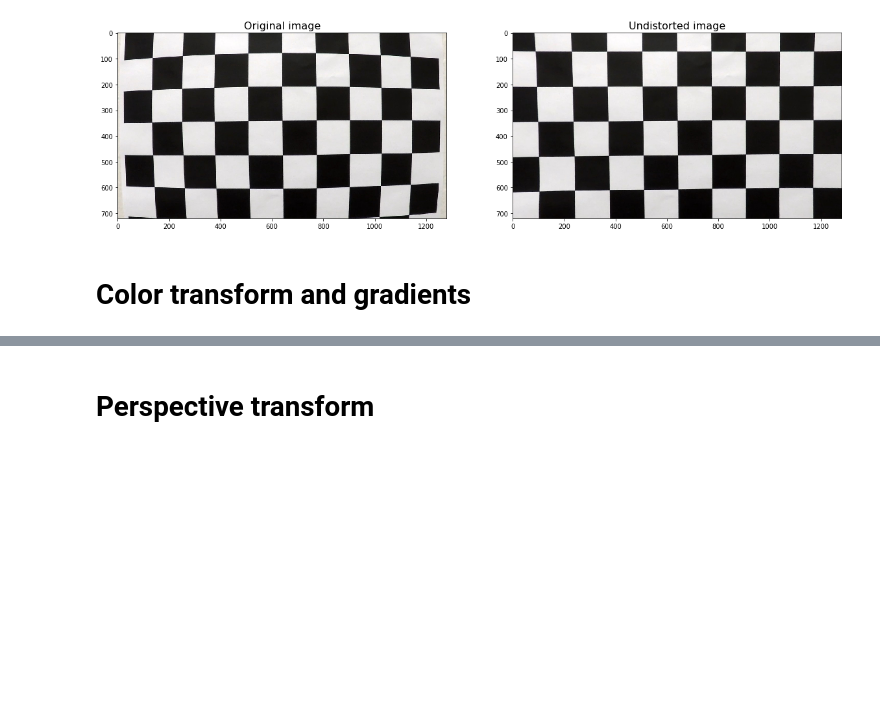
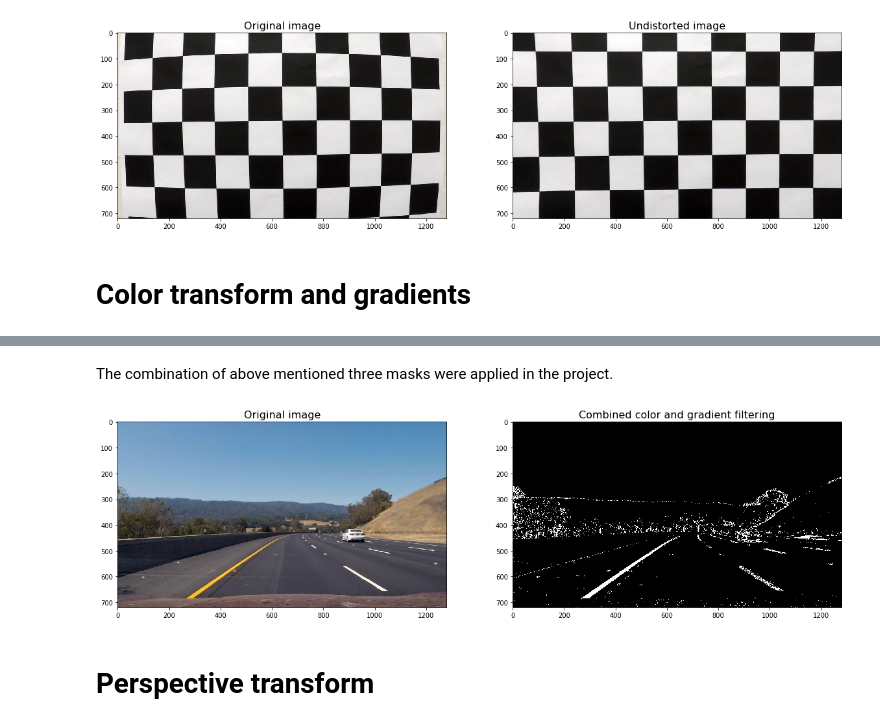
Before and after one commit to serszab/AdvancedLaneFinding, a Jupyter notebook: mySolution.ipynb, the cells around one changed output, grey strips where cells are left out. Cells and saved outputs as stored; diff of their text form; code cells hidden in the pictures; blank space fills up the shorter version.

```diff
--- a/mySolution.ipynb
+++ b/mySolution.ipynb
@@ -117,3 +140,10 @@ class GradientsAndColor:
+# %% [markdown]
+The combination of above mentioned three masks were applied in the project.
+# %%
+combinedFiltering = colorAndGradientTransform.colorAndGradientFiltering()
+plotImages(image, 'Original image', combinedFiltering, 'Combined color and gradient filtering')
+# %% [output]
+[figure, added]
 # %% [markdown]
 # Perspective transform
 # %% [markdown]
```
Also changed, not shown: parts of 23 cells of this notebook, 10 other files.
